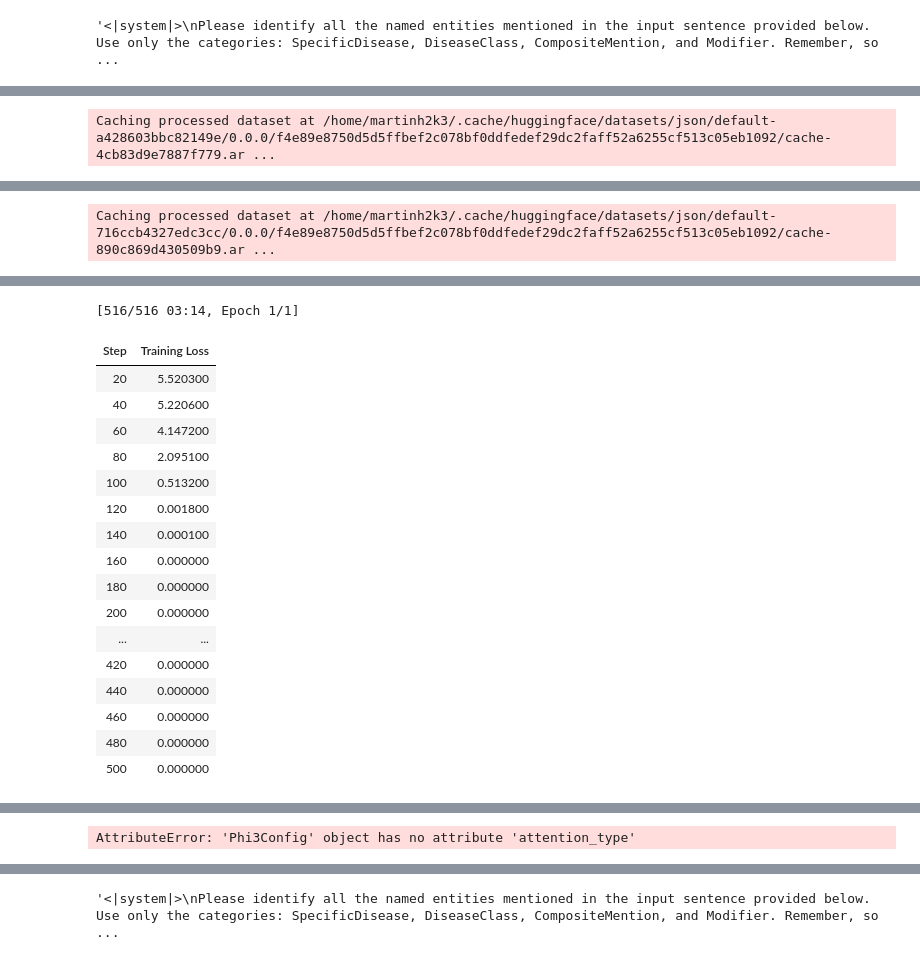
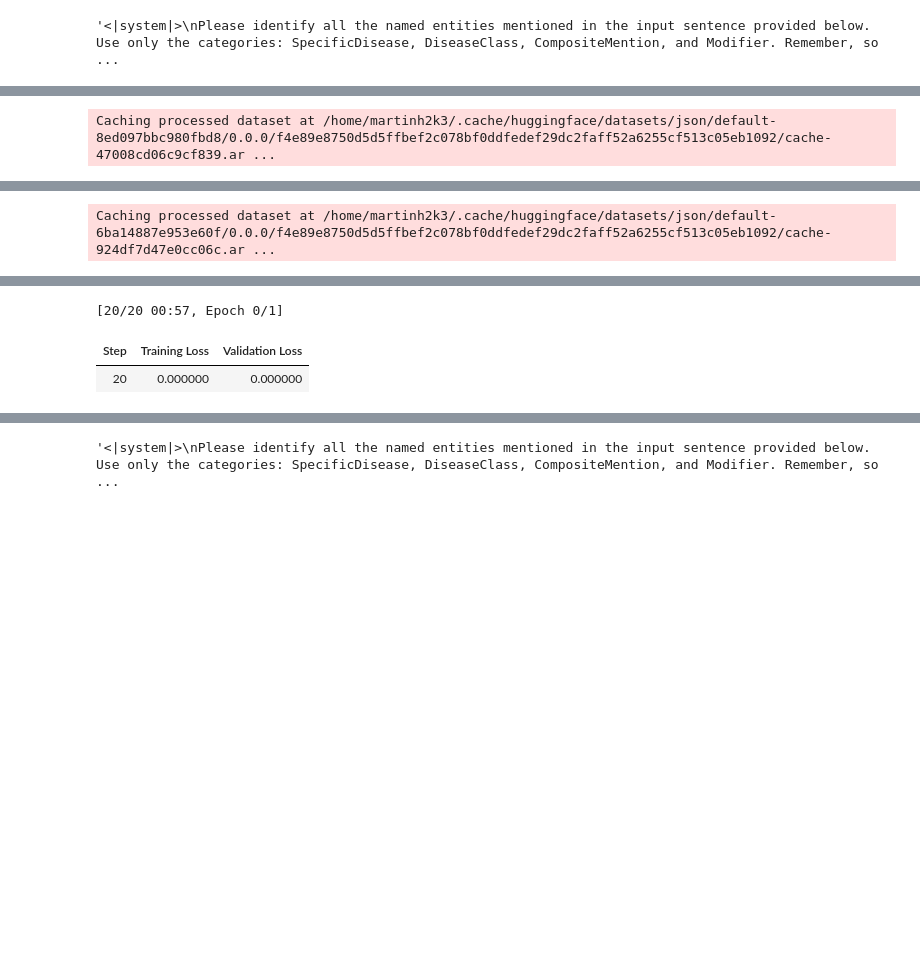
Before and after one commit to MartinH2k3/SLM-NER, a Jupyter notebook: finetune.ipynb, the cells around one changed output, grey strips where cells are left out. Cells and saved outputs as stored; diff of their text form; code cells hidden in the pictures; blank space fills up the shorter version.

Commit message:
fine-tuned a bit, not very successfully, did something with the datasets. Found a new dataset with same exact syntax

```diff
--- a/finetune.ipynb
+++ b/finetune.ipynb
@@ -48,22 +61,0 @@ peft_conf = LoraConfig(**peft_config)
-# %%
-logger = logging.getLogger(__name__)
-
-logging.basicConfig(
-    format="%(asctime)s - %(levelname)s - %(name)s - %(message)s",
-    datefmt="%Y-%m-%d %H:%M:%S",
-    handlers=[logging.StreamHandler(sys.stdout)],
-)
-log_level = train_conf.get_process_log_level()
-logger.setLevel(log_level)
-datasets.utils.logging.set_verbosity(log_level)
-transformers.utils.logging.set_verbosity(log_level)
-transformers.utils.logging.enable_default_handler()
-transformers.utils.logging.enable_explicit_format()
-
-# Log on each process a small summary
-logger.warning(
-    f"Process rank: {train_conf.local_rank}, device: {train_conf.device}, n_gpu: {train_conf.n_gpu}"
-    + f" distributed training: {bool(train_conf.local_rank != -1)}, 16-bits training: {train_conf.fp16}"
-)
-logger.info(f"Training/evaluation parameters {train_conf}")
-logger.info(f"PEFT parameters {peft_conf}")
@@ -138,7 +134,7 @@ If your task is similar to the task the model of the checkpoint was trained on,
 # %% [markdown]
 Load datasets:
 # %%
-raw_train = datasets.load_dataset("json", data_files="./data/NCBItrainset_corpus.json", download_mode="force_redownload")["train"]
-raw_test = datasets.load_dataset("json", data_files="./data/NCBItestset_corpus.json", download_mode="force_redownload")["train"]
-raw_dev = datasets.load_dataset("json", data_files="./data/NCBIdevelopset_corpus.json", download_mode="force_redownload")["train"]
+raw_train = datasets.load_dataset("json", data_files=training_dataset_path, download_mode="force_redownload")["train"]
+raw_test = datasets.load_dataset("json", data_files=test_dataset_path, download_mode="force_redownload")["train"]
+raw_dev = datasets.load_dataset("json", data_files=dev_dataset_path, download_mode="force_redownload")["train"]
 # %% [output]
@@ -165,0 +163,3 @@ Tokenize input into correct format
+# %%
+with open(system_prompt_path, "r") as f:
+    system_prompt = f.read()
@@ -170,9 +174,9 @@ def apply_chat_template(example, tokenizer):
     """
     # Combine the fields into a structured chat format
     messages = [
-        {"role": "system", "content": example["system"] if example["system"] else ""},
-        {"role": "user", "content": example["user"] if example["user"] else ""},
-        {"role": "assistant", "content": example["assistant"] if example["assistant"] else ""}
+        {"role": "system", "content": system_prompt},
+        {"role": "user", "content": example["user"]},
+        {"role": "assistant", "content": example["assistant"]}
     ]
     # Use the tokenizer's chat template to create formatted text
     example["text"] = tokenizer.apply_chat_template(
@@ -228,7 +232,7 @@ trainer = SFTTrainer(
     args=train_conf,
     peft_config=peft_conf,
     train_dataset=processed_train,
-    eval_dataset=processed_test,
+    eval_dataset=processed_dev,
     max_seq_length=4,
     dataset_text_field="text",
     tokenizer=tokenizer
@@ -236,7 +240,9 @@ trainer = SFTTrainer(
 train_result = trainer.train()
 metrics = train_result.metrics
 trainer.log_metrics("train", metrics)
+trainer.log_metrics("eval", metrics)
 trainer.save_metrics("train", metrics)
+trainer.save_metrics("eval", metrics)
 trainer.save_state()
 # %% [output]
 Deprecated positional argument(s) used in SFTTrainer, please use the SFTConfig to set these arguments instead.
@@ -245 +251 @@ Deprecated positional argument(s) used in SFTTrainer, please use the SFTConfig t
-Caching processed dataset at /home/martinh2k3/.cache/huggingface/datasets/json/default-a428603bbc82149e/0.0.0/f4e89e8750d5d5ffbef2c078bf0ddfedef29dc2faff52a6255cf513c05eb1092/cache-4cb83d9e7887f779.ar ...
+Caching processed dataset at /home/martinh2k3/.cache/huggingface/datasets/json/default-8ed097bbc980fbd8/0.0.0/f4e89e8750d5d5ffbef2c078bf0ddfedef29dc2faff52a6255cf513c05eb1092/cache-47008cd06c9cf839.ar ...
@@ -247 +253 @@ Caching processed dataset at /home/martinh2k3/.cache/huggingface/datasets/json/d
-Caching processed dataset at /home/martinh2k3/.cache/huggingface/datasets/json/default-716ccb4327edc3cc/0.0.0/f4e89e8750d5d5ffbef2c078bf0ddfedef29dc2faff52a6255cf513c05eb1092/cache-890c869d430509b9.ar ...
+Caching processed dataset at /home/martinh2k3/.cache/huggingface/datasets/json/default-6ba14887e953e60f/0.0.0/f4e89e8750d5d5ffbef2c078bf0ddfedef29dc2faff52a6255cf513c05eb1092/cache-924df7d47e0cc06c.ar ...
@@ -258,18 +265,3 @@ Caching processed dataset at /home/martinh2k3/.cache/huggingface/datasets/json/d
-[516/516 03:14, Epoch 1/1]
+[20/20 00:57, Epoch 0/1]
-| Step | Training Loss |
-| 20 | 5.520300 |
-| 40 | 5.220600 |
-| 60 | 4.147200 |
-| 80 | 2.095100 |
-| 100 | 0.513200 |
-| 120 | 0.001800 |
-| 140 | 0.000100 |
-| 160 | 0.000000 |
-| 180 | 0.000000 |
-| 200 | 0.000000 |
-| ... | ... |
-| 420 | 0.000000 |
-| 440 | 0.000000 |
-| 460 | 0.000000 |
-| 480 | 0.000000 |
-| 500 | 0.000000 |
+| Step | Training Loss | Validation Loss |
+| 20 | 0.000000 | 0.000000 |
@@ -300,4 +298,0 @@ Training completed. Do not forget to share your model on huggingface.co/models =
-# %%
-print(model.config.attention_type)
-# %% [output]
-AttributeError: 'Phi3Config' object has no attribute 'attention_type'
```
Also changed, not shown: parts of 25 cells of this notebook, 12 other files.
